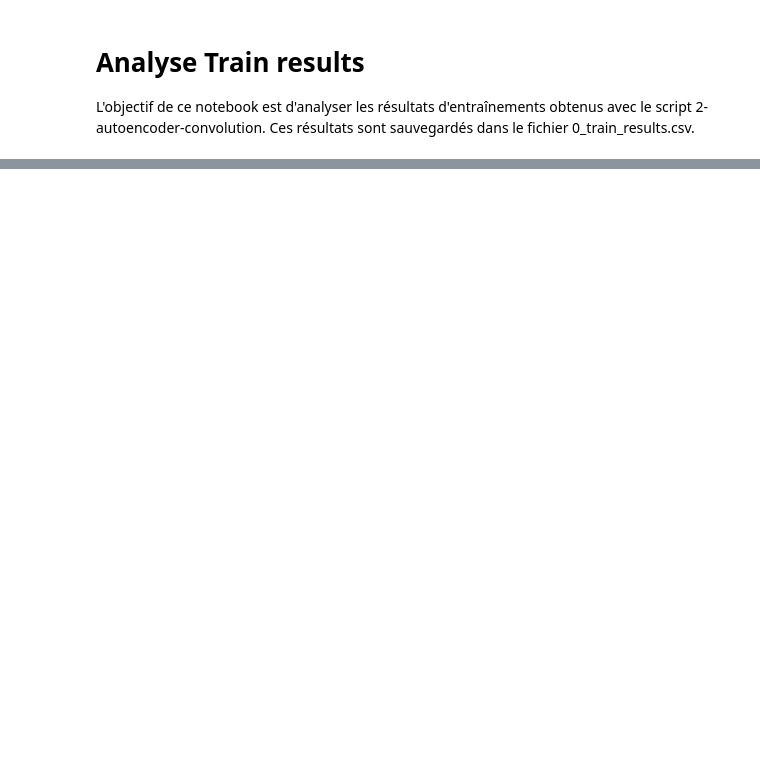
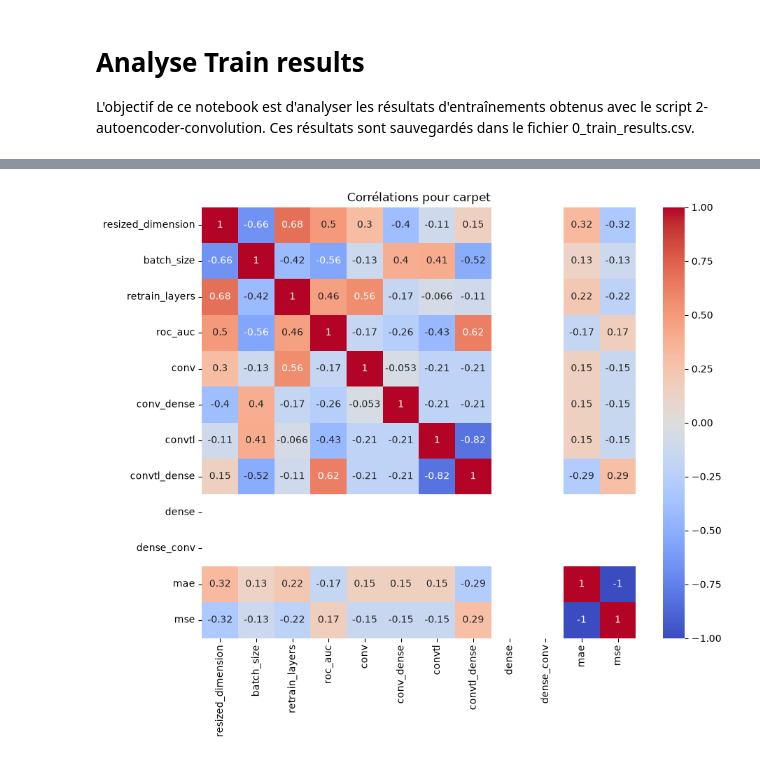
Before and after one commit to DataScientest-Studio/mai26_bds_anomalies, a Jupyter notebook: Analyse_train_results.ipynb, the cells around one changed output, grey strips where cells are left out. Drawn from its saved outputs; the diff is of its cells as text; code cells hidden in the pictures; blank space fills up the shorter version.

```diff
--- a/Analyse_train_results.ipynb
+++ b/Analyse_train_results.ipynb
@@ -70,0 +92,20 @@ df[df["category"]=="carpet"]
+# %%
+import seaborn as sns
+
+category = 'carpet'
+
+df_corr = pd.concat([
+    df["category"],
+    df.drop(['tpr','fpr'],axis=1).select_dtypes(['float', 'int']),
+    pd.get_dummies(df['model_type'], dtype=int),
+    pd.get_dummies(df['loss'], dtype=int),
+], axis=1)
+df_corr = df_corr[df_corr["category"]==category].drop(['category'],axis=1)
+corr= df_corr.corr()
+display(df_corr)
+
+plt.figure(figsize=(10,8))
+sns.heatmap(corr, cmap='coolwarm', annot=True)
+plt.title(f'Corrélations pour {category}')
+plt.show();
+# %% [output]
@@ -70,0 +129 @@ df[df["category"]=="carpet"]
+[figure, added]
```
Also changed, not shown: parts of 7 cells of this notebook, 3 other files.
